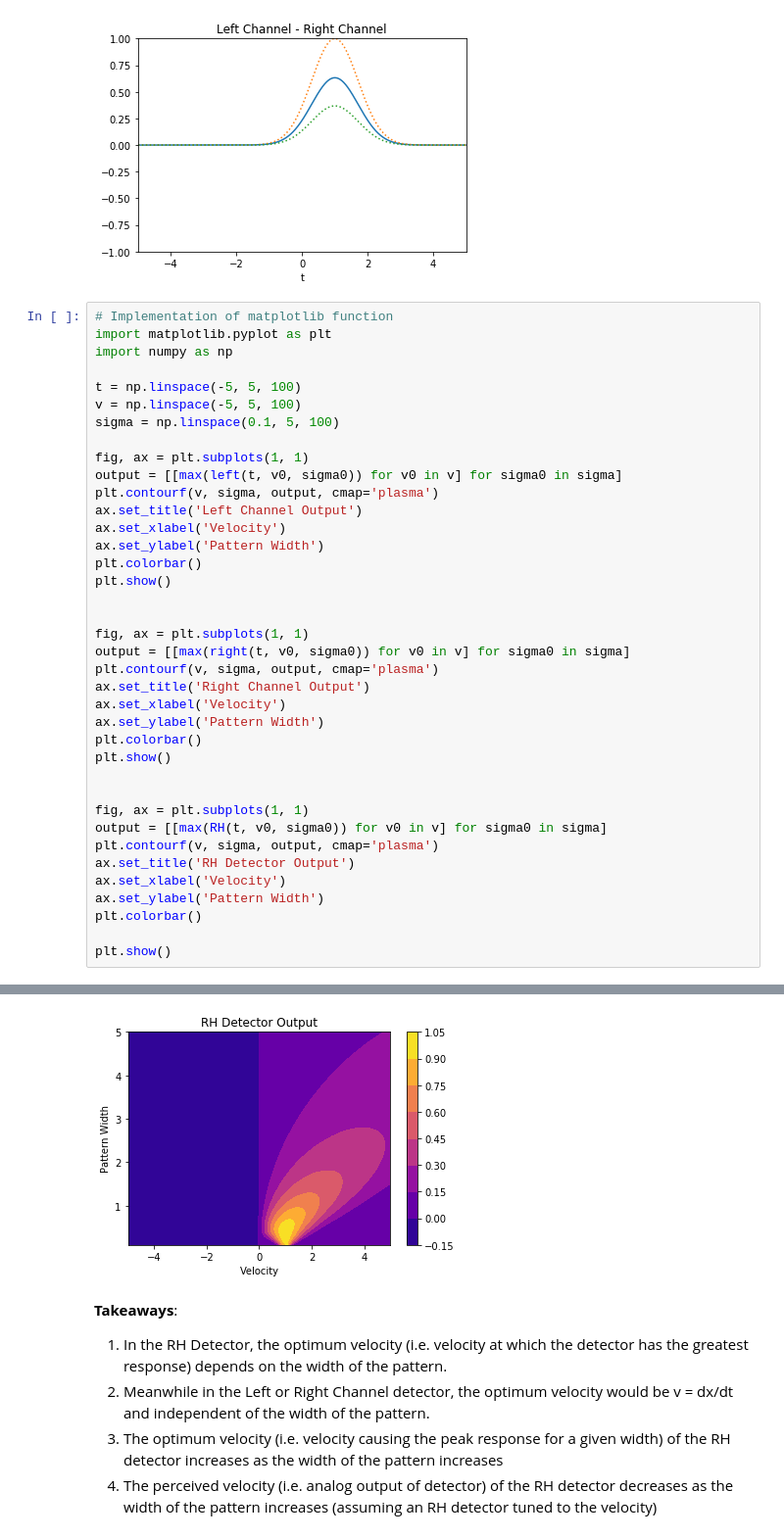
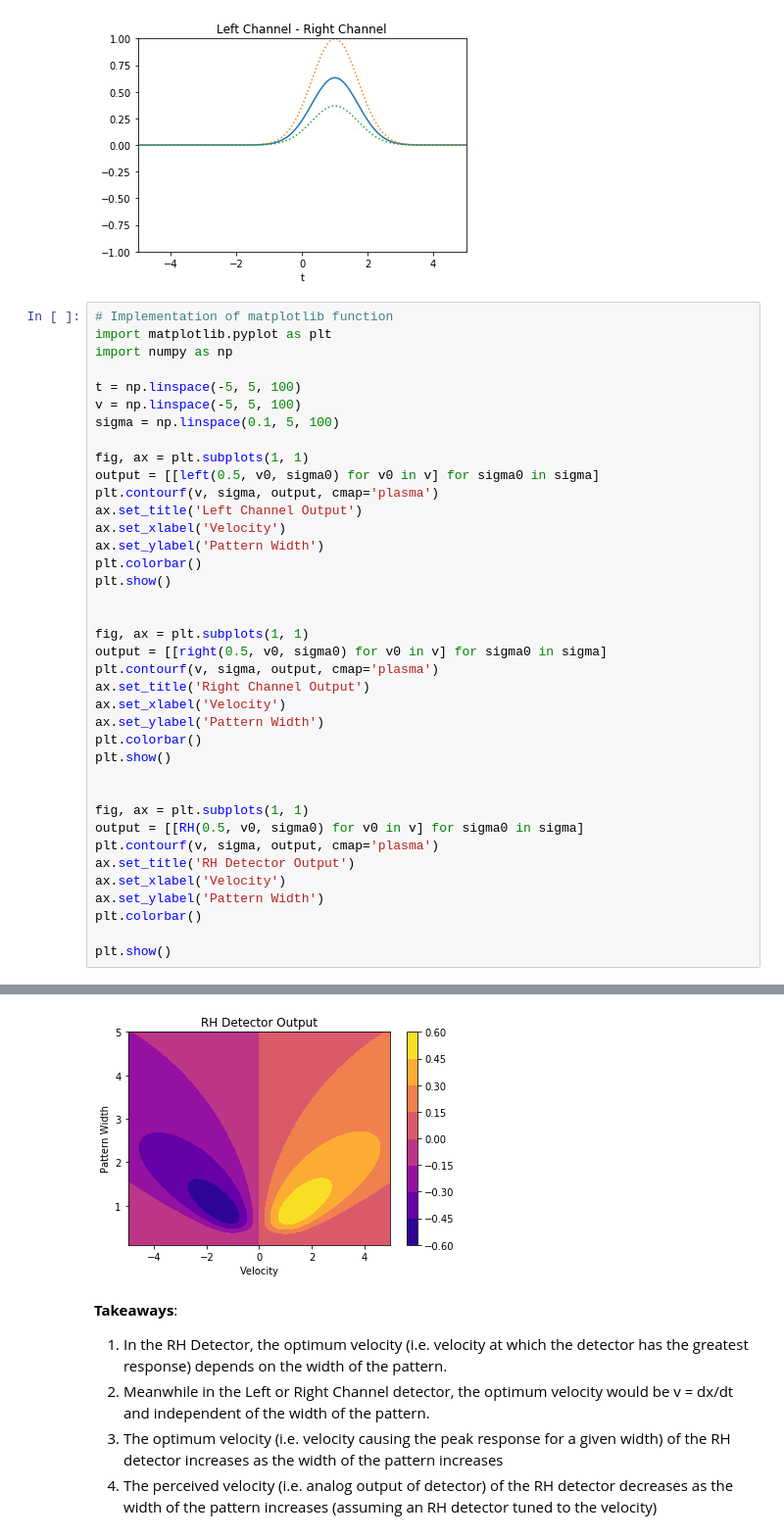
Before and after one commit to aatishb/motiondetection, a Jupyter notebook: Motion Detection.ipynb, the cells around one changed output, grey strips where cells are left out. Shown at 98% size. Cells and saved outputs as stored; diff of their text form.

```diff
--- a/Motion Detection.ipynb
+++ b/Motion Detection.ipynb
@@ -129,7 +129,7 @@ v = np.linspace(-5, 5, 100)
 sigma = np.linspace(0.1, 5, 100)
 
 fig, ax = plt.subplots(1, 1)
-output = [[max(left(t, v0, sigma0)) for v0 in v] for sigma0 in sigma]
+output = [[left(0.5, v0, sigma0) for v0 in v] for sigma0 in sigma]
 plt.contourf(v, sigma, output, cmap='plasma')
 ax.set_title('Left Channel Output')
 ax.set_xlabel('Velocity')
@@ -139,7 +139,7 @@ plt.show()
 
 
 fig, ax = plt.subplots(1, 1)
-output = [[max(right(t, v0, sigma0)) for v0 in v] for sigma0 in sigma]
+output = [[right(0.5, v0, sigma0) for v0 in v] for sigma0 in sigma]
 plt.contourf(v, sigma, output, cmap='plasma')
 ax.set_title('Right Channel Output')
 ax.set_xlabel('Velocity')
@@ -149,7 +149,7 @@ plt.show()
 
 
 fig, ax = plt.subplots(1, 1)
-output = [[max(RH(t, v0, sigma0)) for v0 in v] for sigma0 in sigma]
+output = [[RH(0.5, v0, sigma0) for v0 in v] for sigma0 in sigma]
 plt.contourf(v, sigma, output, cmap='plasma')
 ax.set_title('RH Detector Output')
 ax.set_xlabel('Velocity')
@@ -163,4 +163,4 @@ plt.show()
-[figure, old version]
+[figure, new version]
 # %% [markdown]
 **Takeaways**:
 1. In the RH Detector, the optimum velocity (i.e. velocity at which the detector has the greatest response) depends on the width of the pattern.
```
Also changed, not shown: parts of 1 cell of this notebook, 1 other file.
